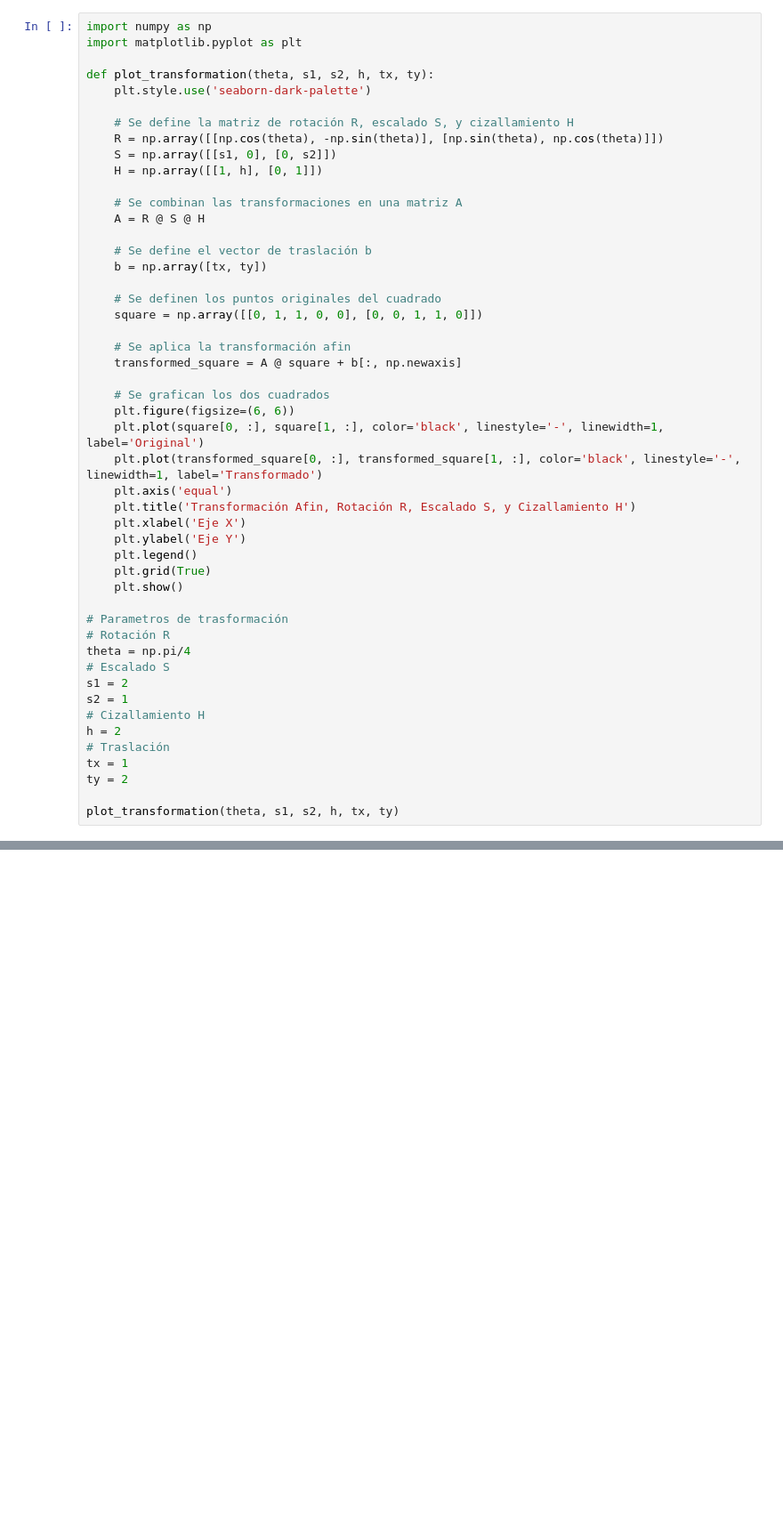
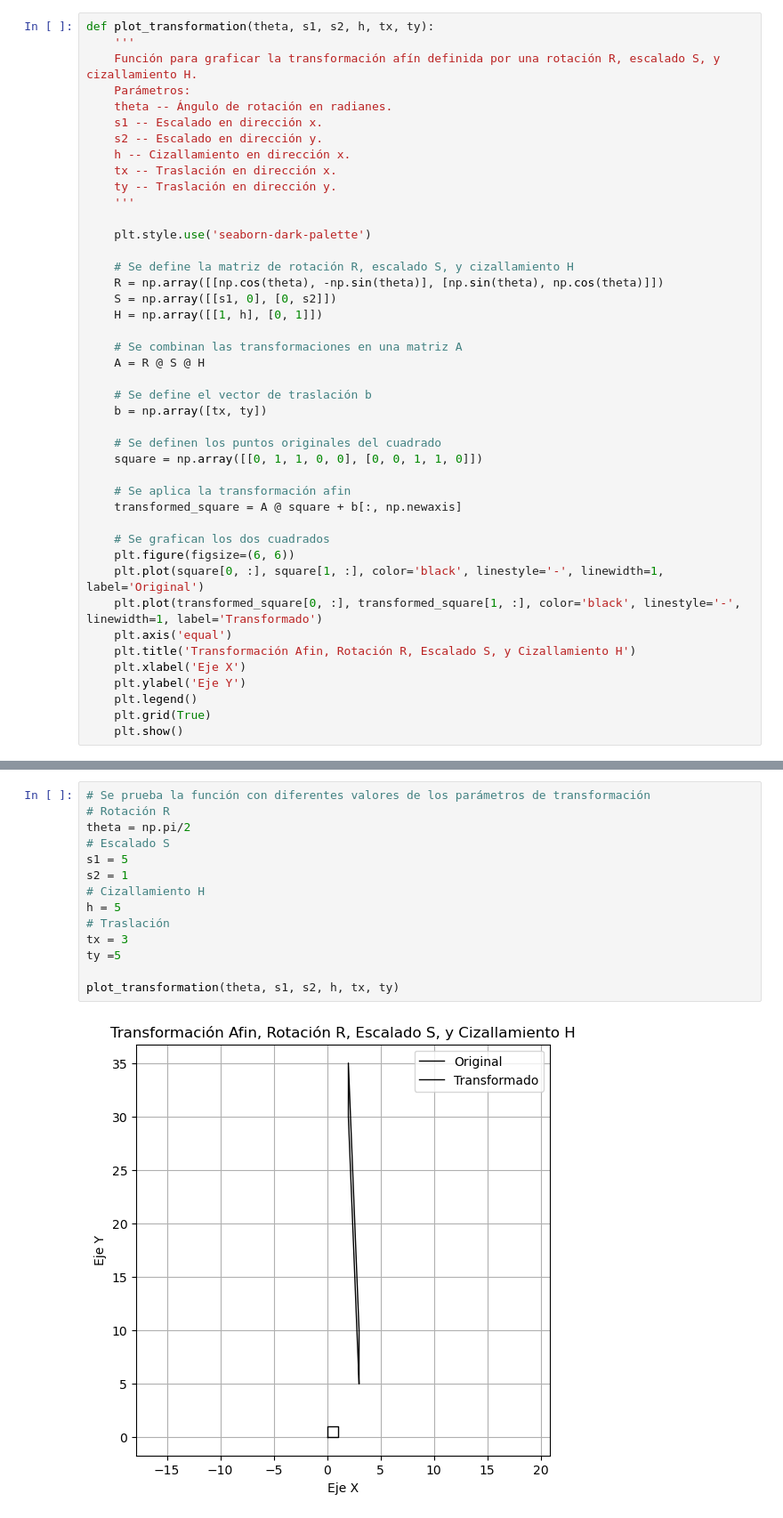
Before and after one commit to UrielMendoza/CG_Aprendizaje_de_Maquina, a Jupyter notebook: tareas/tarea01/CG_AM_tarea01_UrielMendoza.ipynb, the cells around one changed output, grey strips where cells are left out. Shown: that part at 89% size. Cells and saved outputs as stored; diff of their text form; blank space fills up the shorter version.

```diff
--- a/tareas/tarea01/CG_AM_tarea01_UrielMendoza.ipynb
+++ b/tareas/tarea01/CG_AM_tarea01_UrielMendoza.ipynb
@@ -9,8 +16,16 @@
 # %%
-import numpy as np
-import matplotlib.pyplot as plt
+def plot_transformation(theta, s1, s2, h, tx, ty):
+    '''
+    Función para graficar la transformación afín definida por una rotación R, escalado S, y cizallamiento H.
+    Parámetros:
+    theta -- Ángulo de rotación en radianes.
+    s1 -- Escalado en dirección x.
+    s2 -- Escalado en dirección y.
+    h -- Cizallamiento en dirección x.
+    tx -- Traslación en dirección x.
+    ty -- Traslación en dirección y.
+    '''
 
-def plot_transformation(theta, s1, s2, h, tx, ty):
     plt.style.use('seaborn-dark-palette')
 
     # Se define la matriz de rotación R, escalado S, y cizallamiento H
@@ -41,17 +56,3 @@ def plot_transformation(theta, s1, s2, h, tx, ty):
     plt.legend()
     plt.grid(True)
     plt.show()
-
-# Parametros de trasformación
-# Rotación R
-theta = np.pi/4
-# Escalado S
-s1 = 2
-s2 = 1
-# Cizallamiento H
-h = 2
-# Traslación
-tx = 1
-ty = 2
-
-plot_transformation(theta, s1, s2, h, tx, ty)
@@ -57,0 +79,16 @@ plot_transformation(theta, s1, s2, h, tx, ty)
+# %%
+# Se prueba la función con diferentes valores de los parámetros de transformación
+# Rotación R
+theta = np.pi/2
+# Escalado S
+s1 = 5
+s2 = 1
+# Cizallamiento H
+h = 5
+# Traslación
+tx = 3
+ty =5
+
+plot_transformation(theta, s1, s2, h, tx, ty)
+# %% [output]
+[figure, added]
```
Also changed, not shown: parts of 7 cells of this notebook.
